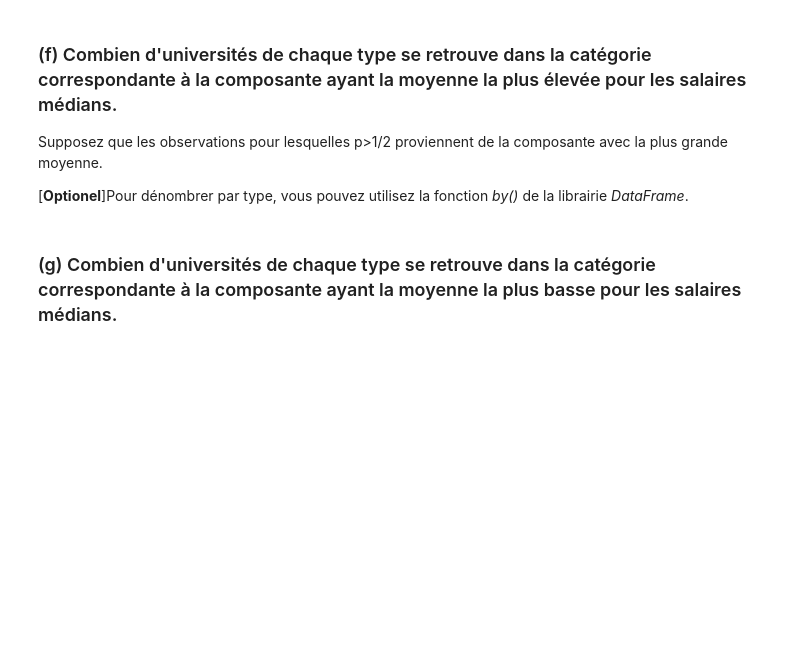
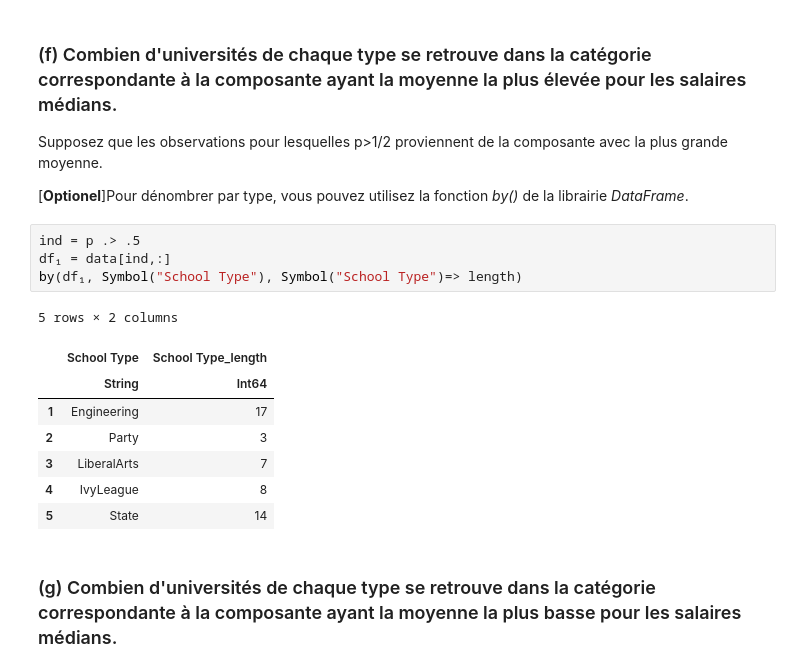
Before and after one commit to Hamdimansour/MTH3302, a Jupyter notebook: TD7/TD7.ipynb, the cells around one changed output. Saved outputs shown, nothing was run; the diff lists cells and outputs as text; blank space fills up the shorter version.

```diff
--- a/TD7/TD7.ipynb
+++ b/TD7/TD7.ipynb
@@ -124,5 +151,18 @@ x = 30:.1:70
 Supposez que les observations pour lesquelles p>1/2 proviennent de la composante avec la plus grande moyenne.
 
 [**Optionel**]Pour dénombrer par type, vous pouvez utilisez la fonction *by()* de la librairie *DataFrame*.
+# %%
+ind = p .> .5
+df₁ = data[ind,:]
+by(df₁, Symbol("School Type"), Symbol("School Type")=> length)
+# %% [output]
+5 rows × 2 columns
+|  | School Type | School Type_length |
+|  | String | Int64 |
+| 1 | Engineering | 17 |
+| 2 | Party | 3 |
+| 3 | LiberalArts | 7 |
+| 4 | IvyLeague | 8 |
+| 5 | State | 14 |
 # %% [markdown]
 ### (g) Combien d'universités de chaque type se retrouve dans la catégorie correspondante à la composante ayant  la moyenne la plus basse pour les salaires médians.
```
Also changed, not shown: parts of 16 cells of this notebook, 1 other file.
